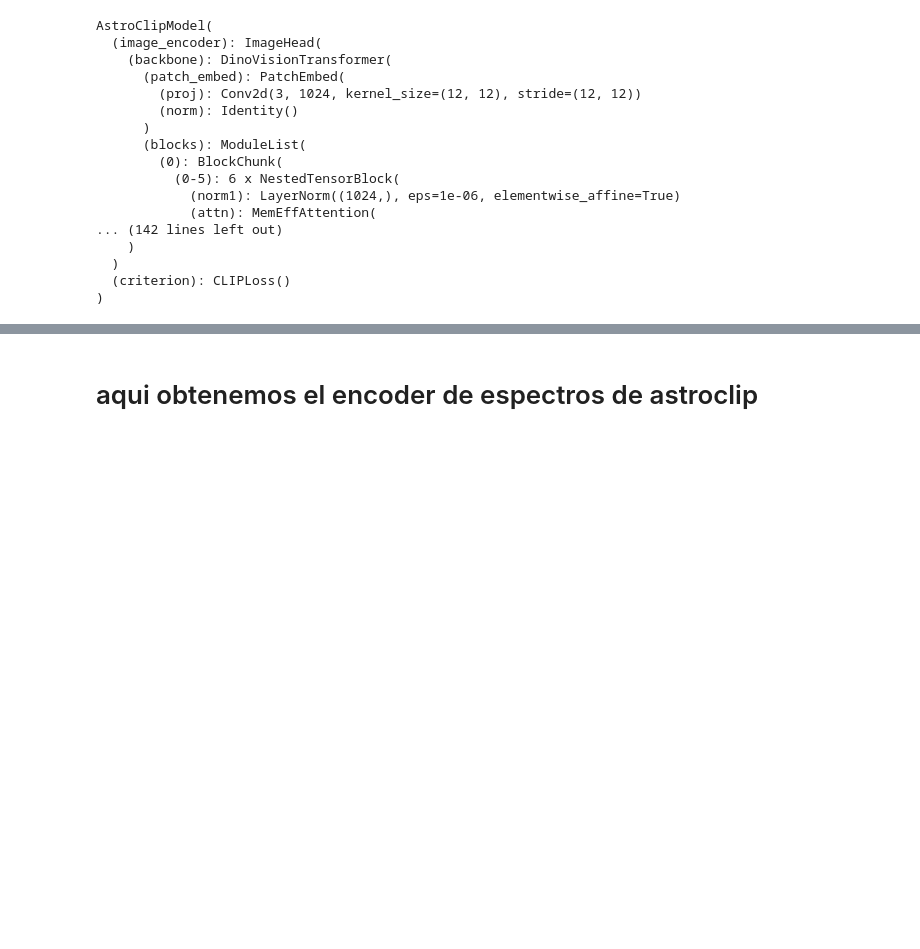
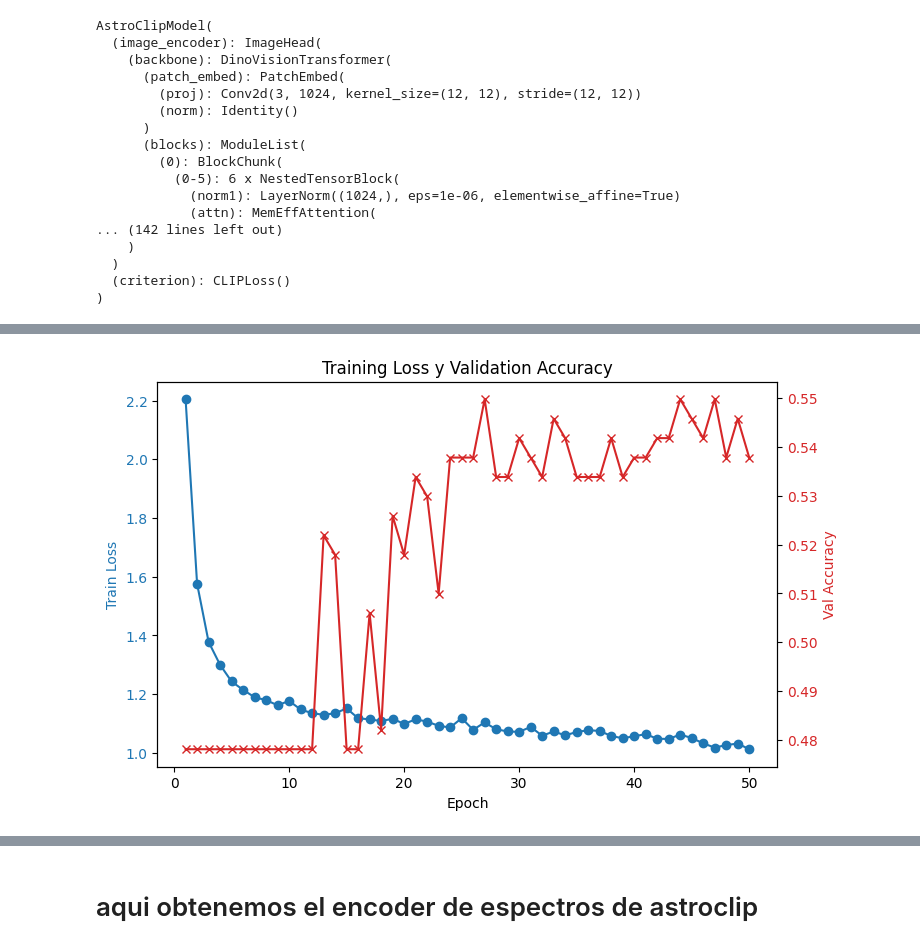
Before and after one commit to PabloGranciano/gibran_proyecto, a Jupyter notebook: main.ipynb, the cells around one changed output, grey strips where cells are left out. Cells and saved outputs as stored; diff of their text form; code cells hidden in the pictures; blank space fills up the shorter version.

```diff
--- a/main.ipynb
+++ b/main.ipynb
@@ -113,7 +132,7 @@ class MorphologyClassifier(nn.Module):
     def forward(self, x):
         return self.net(x)
 # %%
-clf = MorphologyClassifier(input_dim=1024, num_classes=len(label_map))
+clf = MorphologyClassifier(input_dim=2048, num_classes=len(label_map))
 clf = clf.to("cuda" if torch.cuda.is_available() else "cpu")
 device = torch.device("cuda" if torch.cuda.is_available() else "cpu")
 # %%
@@ -193,7 +617,7 @@ opt = torch.optim.Adam(clf.parameters(), lr=1e-3)
 device = "cuda" if torch.cuda.is_available() else "cpu"
 
 clf.train()
-for epoch in range(10):
+for epoch in range(20):
     total_loss = 0
     for xb, yb in loader:
         xb, yb = xb.to(device), yb.to(device)
@@ -209,0 +655,88 @@ for epoch in range(10):
+# %%
+import torch
+import torch.nn as nn
+from torch.utils.data import DataLoader, TensorDataset, random_split
+from sklearn.preprocessing import LabelEncoder
+import matplotlib.pyplot as plt
+from sklearn.metrics import accuracy_score
+
+# Convertir listas a tensores
+X = torch.stack(all_features)  # fused embeddings, tamaño (N, 2048)
+y = torch.tensor(all_labels)   # etiquetas, tamaño (N,)
+
+# Dividir en train/test (80/20)
+dataset = TensorDataset(X, y)
+train_size = int(0.8 * len(dataset))
+val_size = len(dataset) - train_size
+train_ds, val_ds = random_split(dataset, [train_size, val_size])
+
+train_loader = DataLoader(train_ds, batch_size=32, shuffle=True)
+val_loader = DataLoader(val_ds, batch_size=32)
+
+# Definir modelo
+clf = MorphologyClassifier(input_dim=X.shape[1], num_classes=len(label_map))
+device = torch.device("cuda" if torch.cuda.is_available() else "cpu")
+clf.to(device)
+
+# Loss y optimizer
+criterion = nn.CrossEntropyLoss()
+optimizer = torch.optim.Adam(clf.parameters(), lr=1e-5)
+
+
+
+# Listas para guardar métricas
+train_losses = []
+val_accuracies = []
+
+epochs = 50
+for epoch in range(epochs):
+    clf.train()
+    total_loss = 0
+    for xb, yb in train_loader:
+        xb, yb = xb.to(device), yb.to(device)
+        optimizer.zero_grad()
+        logits = clf(xb)
+        loss = criterion(logits, yb)
+        loss.backward()
+        optimizer.step()
+        total_loss += loss.item()
+
+    train_loss = total_loss / len(train_loader)
+    train_losses.append(train_loss)
+
+    # Validación
+    clf.eval()
+    all_preds = []
+    all_targets = []
+    with torch.no_grad():
+        for xb, yb in val_loader:
+            xb, yb = xb.to(device), yb.to(device)
+            logits = clf(xb)
+            preds = torch.argmax(logits, dim=1)
+            all_preds.append(preds.cpu())
+            all_targets.append(yb.cpu())
+    all_preds = torch.cat(all_preds)
+    all_targets = torch.cat(all_targets)
+    val_acc = accuracy_score(all_targets, all_preds)
+    val_accuracies.append(val_acc)
+
+    print(f"Epoch {epoch+1}/{epochs} - Loss: {train_loss:.4f} - Val Accuracy: {val_acc:.4f}")
+
+# Graficar Loss y Accuracy
+fig, ax1 = plt.subplots(figsize=(8,5))
+
+color = 'tab:blue'
+ax1.set_xlabel('Epoch')
+ax1.set_ylabel('Train Loss', color=color)
+ax1.plot(range(1, epochs+1), train_losses, color=color, marker='o')
+ax1.tick_params(axis='y', labelcolor=color)
+
+ax2 = ax1.twinx()  # segundo eje y
+color = 'tab:red'
+ax2.set_ylabel('Val Accuracy', color=color)
+ax2.plot(range(1, epochs+1), val_accuracies, color=color, marker='x')
+ax2.tick_params(axis='y', labelcolor=color)
+
+plt.title('Training Loss y Validation Accuracy')
+plt.show()
+# %% [output]
@@ -209,0 +760 @@ for epoch in range(10):
+[figure, added]
```
Also changed, not shown: parts of 32 cells of this notebook.
